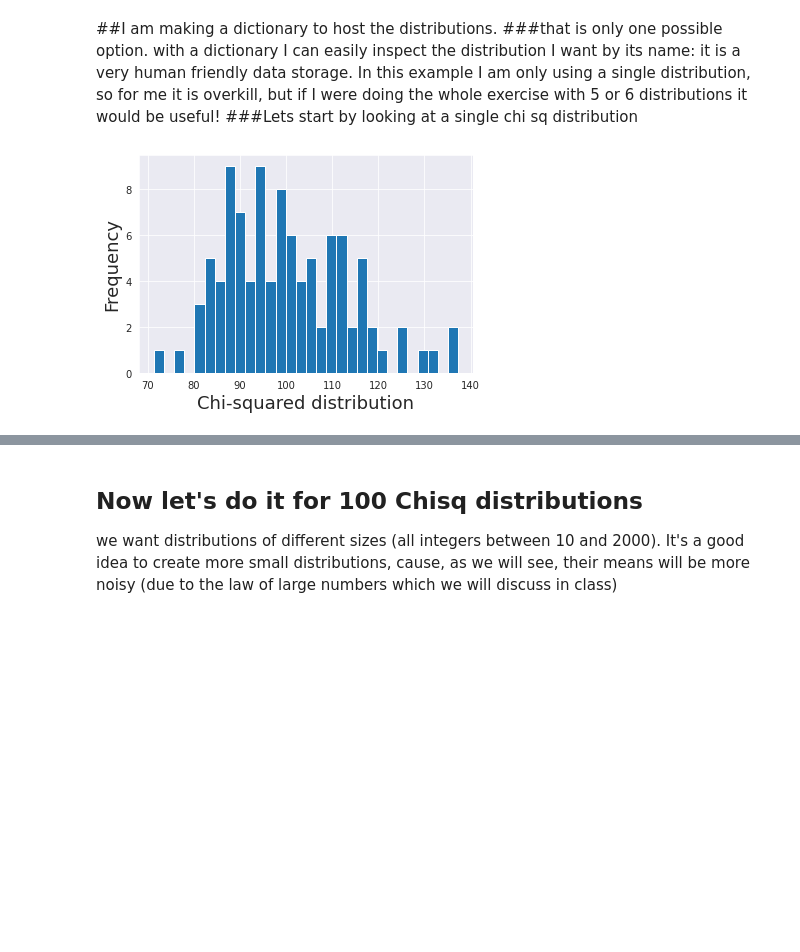
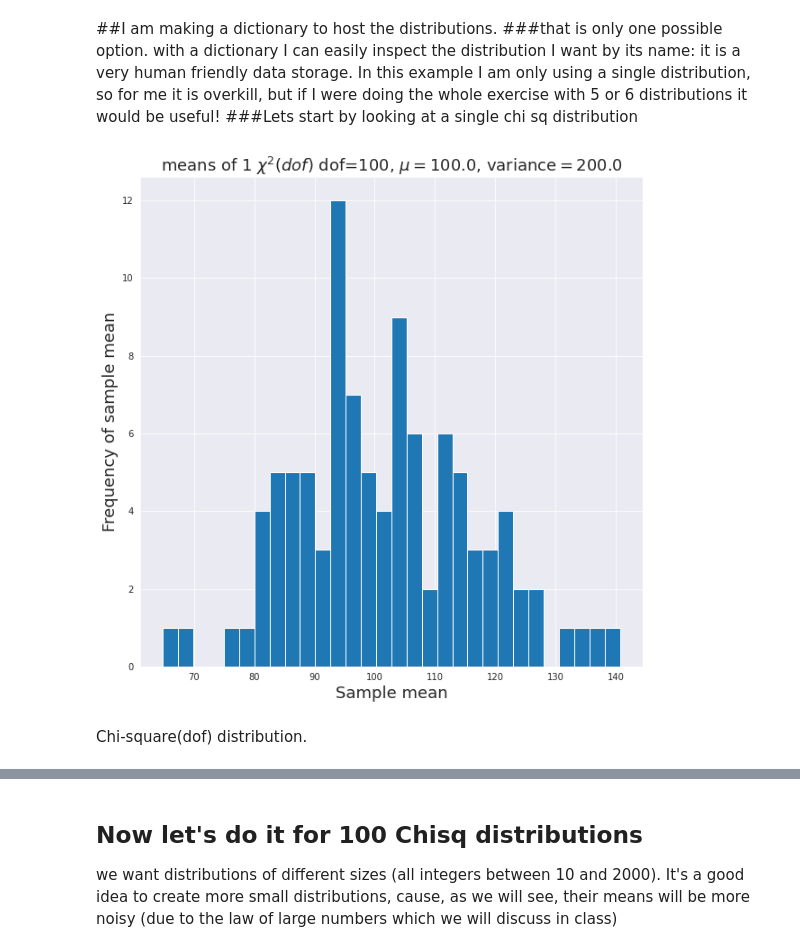
Before and after one commit to MarcoM95/MLPNS2021, a Jupyter notebook: MLPNS2021_ClassStats_23_03_21_.ipynb, the cells around one changed output, grey strips where cells are left out. Cells and saved outputs as stored; diff of their text form; code cells hidden in the pictures; blank space fills up the shorter version.

```diff
--- a/MLPNS2021_ClassStats_23_03_21_.ipynb
+++ b/MLPNS2021_ClassStats_23_03_21_.ipynb
@@ -83,25 +86,31 @@ df = mymean
 # %%
 # Note: I am adding imports here, to show the workflow:
 # at this point I realize what packages I need and I import them.
 # but this is a PEP8 violation.
 # It is a good habit to put the includes at the top
 # so the code fails right away if the packages are missing.
 # Otherwise a user may have a piece of code running for a long time,
 # and then fail when the package cannot be imported...
 # (unless they are only imported under conditions, e.g. in an if statement)
 
 import numpy as np
-np.random.seed(456)
+np.random.seed(123)
 md = {}
 # md is an empty disctionary;
 # if you are not familiar with python dictionaries see https://www.pythonforbeginners.com/dictionary/how-to-use-dictionaries-in-python
 md['chisq'] = np.random.chisquare(df, size=100)
 # md now is a dictionary with one object: an array by the key 'chisq'
-plt.hist(md['chisq'], bins = 30)
-plt.xlabel('Chi-squared distribution', fontsize = 18);
-plt.ylabel('Frequency', fontsize = 18);
+
+plt.figure(figsize=(10, 10));
+plt.hist(md['chisq'], bins = 30);
+plt.xlabel('Sample mean', fontsize = 18);
+plt.ylabel('Frequency of sample mean', fontsize = 18);
+plt.title('means of 1 $\chi^2(dof)$ dof=%d, '%df +
+            '$\mu=%.1f$, variance$=%.1f$'%(df, df * 2), fontsize = 18);
 # %% [output]
-[figure, old version]
+[figure, new version]
+# %% [markdown]
+Chi-square(dof) distribution.
 # %%
 print ("Chisq mean: %.2f, standard deviation: %.2f"%(md['chisq'].mean(), md['chisq'].std()))
 # %% [output]
```
Also changed, not shown: parts of 27 cells of this notebook.
